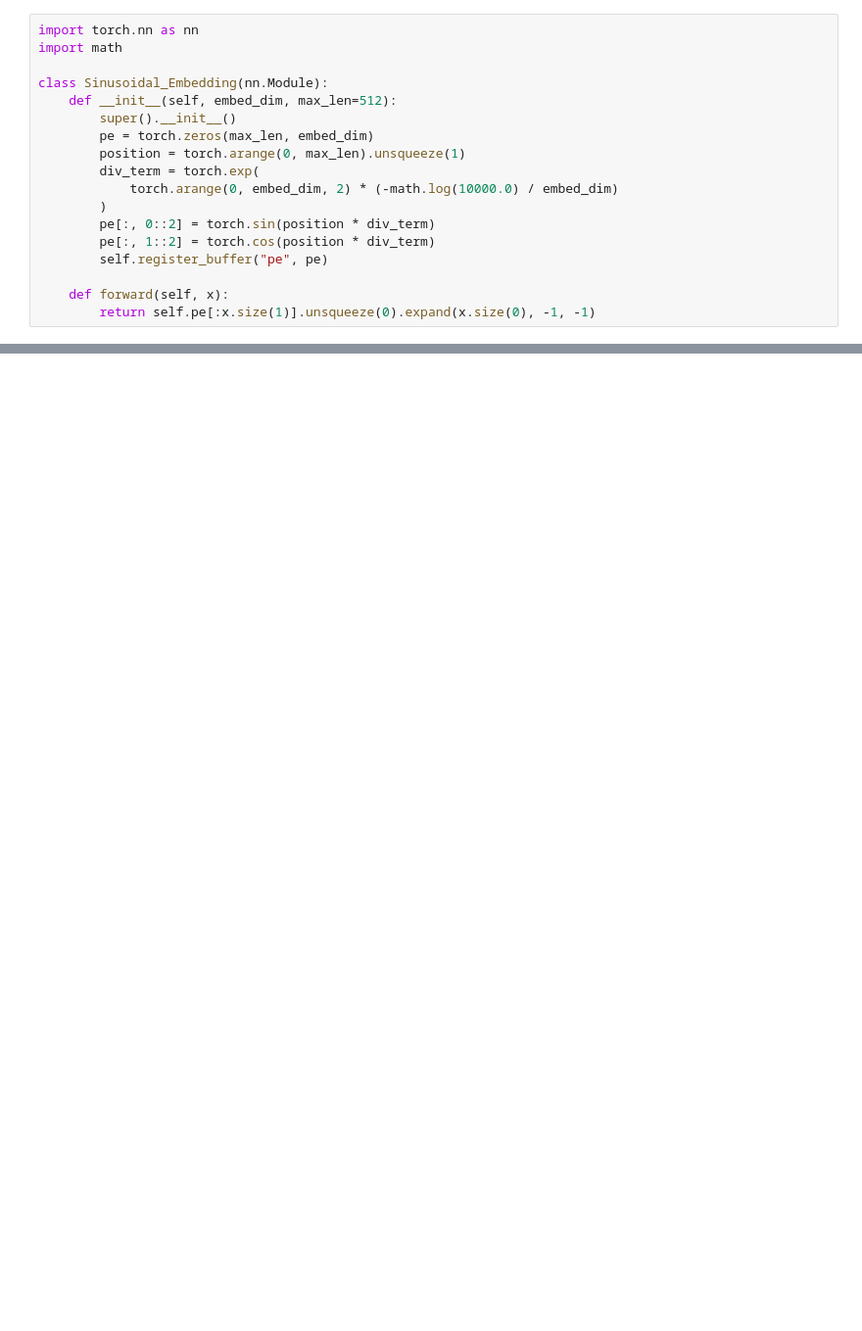
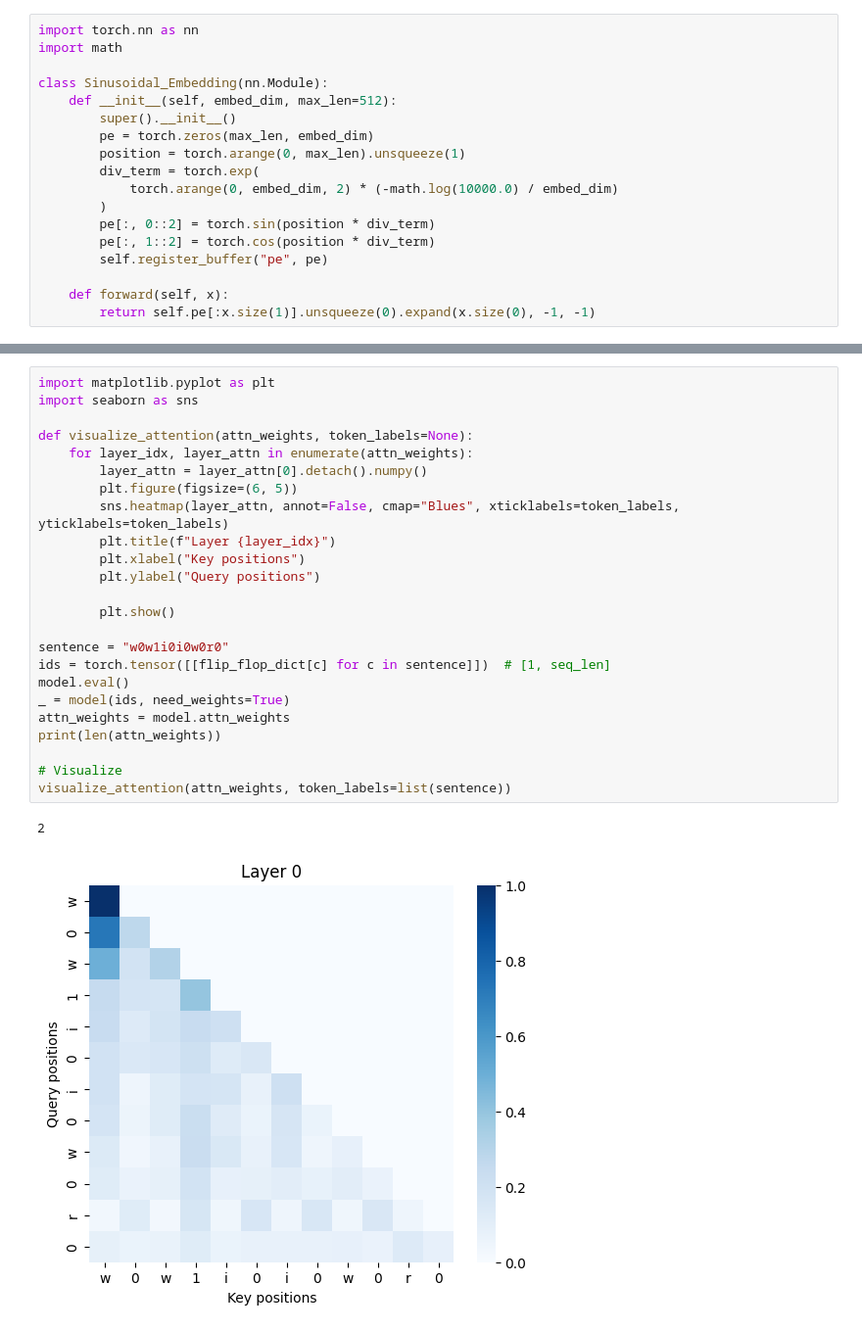
Before and after one commit to Maxcharm/Parity-Learning-Transformer, a Jupyter notebook: playground/training_demo.ipynb, the cells around one changed output, grey strips where cells are left out. Shown at 98% size. Saved outputs shown, nothing was run; the diff lists cells and outputs as text; blank space fills up the shorter version.

```diff
--- a/playground/training_demo.ipynb
+++ b/playground/training_demo.ipynb
@@ -186,0 +201,27 @@ Epoch 200: train loss = 0.8560, val loss = 0.8550
+# %%
+import matplotlib.pyplot as plt
+import seaborn as sns
+
+def visualize_attention(attn_weights, token_labels=None):
+    for layer_idx, layer_attn in enumerate(attn_weights):
+        layer_attn = layer_attn[0].detach().numpy()
+        plt.figure(figsize=(6, 5))
+        sns.heatmap(layer_attn, annot=False, cmap="Blues", xticklabels=token_labels, yticklabels=token_labels)
+        plt.title(f"Layer {layer_idx}")
+        plt.xlabel("Key positions")
+        plt.ylabel("Query positions")
+
+        plt.show()
+
+sentence = "w0w1i0i0w0r0"
+ids = torch.tensor([[flip_flop_dict[c] for c in sentence]])  # [1, seq_len]
+model.eval()
+_ = model(ids, need_weights=True)
+attn_weights = model.attn_weights
+print(len(attn_weights))
+
+# Visualize
+visualize_attention(attn_weights, token_labels=list(sentence))
+# %% [output]
+2
+[figure, added]
```
Also changed, not shown: parts of 6 cells of this notebook, 2 other files.
